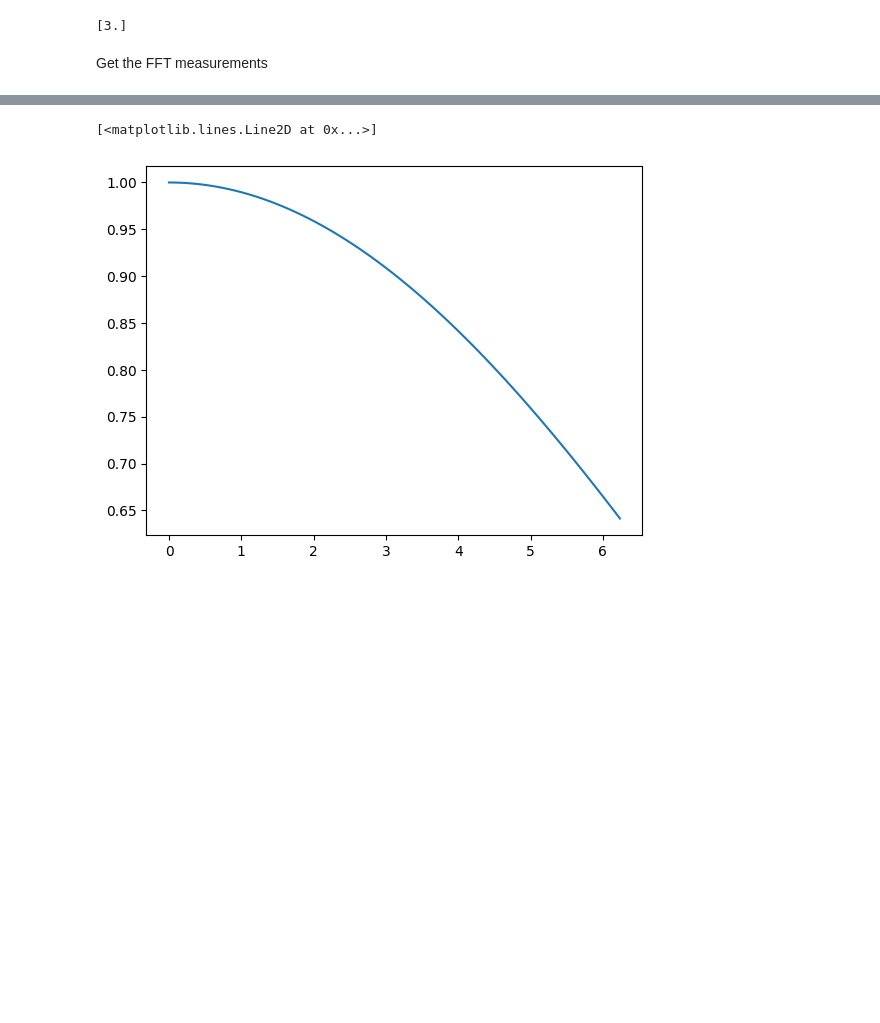
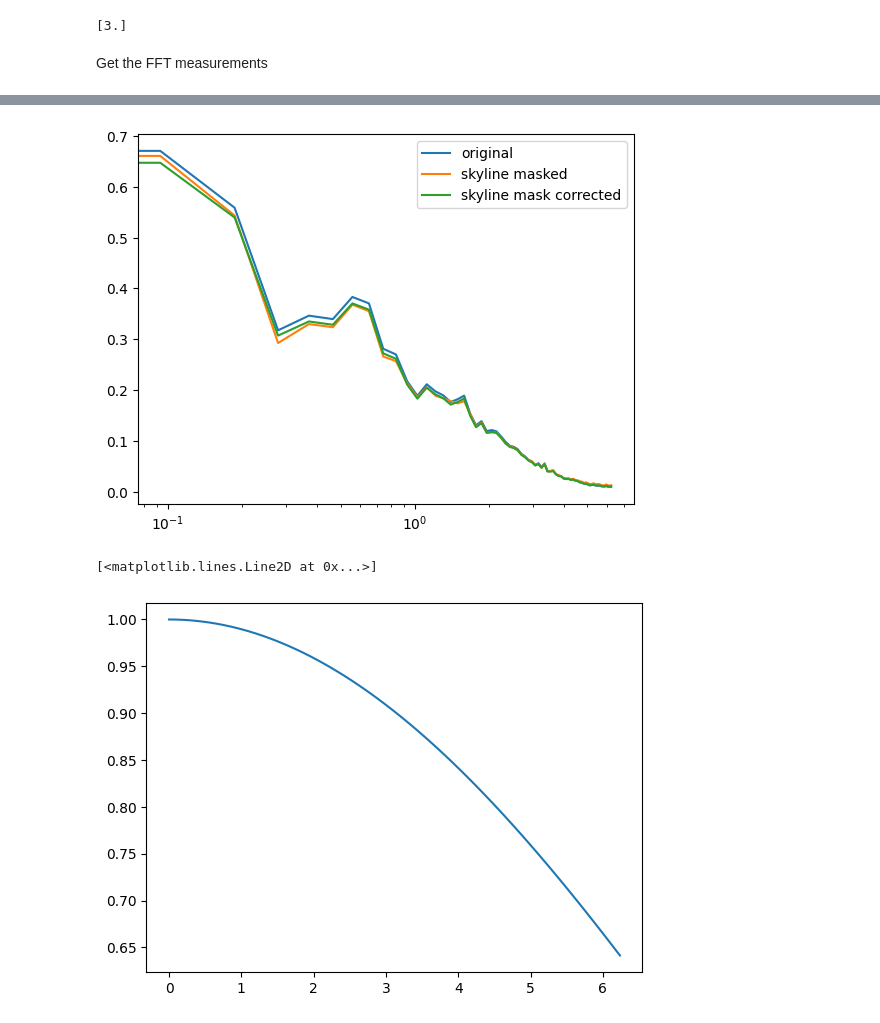
Before and after one commit to marlena6/px-optimal-estimator, a Jupyter notebook: p1d_masking.ipynb, the cells around one changed output, grey strips where cells are left out. Drawn from its saved outputs; the diff is of its cells as text; code cells hidden in the pictures; blank space fills up the shorter version.

Commit message:
added mask calculations

```diff
--- a/p1d_masking.ipynb
+++ b/p1d_masking.ipynb
@@ -134,11 +133,12 @@ delta_flux_skyline_b_grid = np.ma.MaskedArray.copy(delta_flux_b_grid)
 delta_flux_skyline_b_grid[:, :, sky_maskrange] = 0
 nmasked_skyline = skyline_width*nskew
 print("total number of pixels masked in skyline scheme is", nmasked_skyline/Npmasked_total*100, "percent of the total desired")
+skyline_mask = np.ones((nside, nside, Np_b)) # store the mask
+skyline_mask[:, :, sky_maskrange] = 0
 
 # 3: put a DLA-like mask (20 pixels at once) at random positions
 print("Doing DLA masking")
-ndla = nside**2 # 1/2 of skewers in the box will have dlas
-dla_width = 2
+dla_width = 10
 ndla = int(Npmasked_total // dla_width)
 nmasked_dla = 0
 # get all indices
@@ -168,6 +168,9 @@ delta_flux_2skyline_b_grid[:, :, double_sky_maskrange] = 0
 delta_flux_2skyline_b_grid[:, :, double_sky_maskrange+double_skyline_distance] = 0
 nmasked_2skyline = double_skyline_width*2*nskew
 print("number of pixels masked in double-skyline scheme is", nmasked_2skyline/Npmasked_total*100, "percent of the total desired")
+skyline_2mask = np.ones((nside, nside, Np_b)) # store the mask
+skyline_2mask[:, :, double_sky_maskrange] = 0
+skyline_2mask[:, :, double_sky_maskrange+double_skyline_distance] = 0
 # %% [output]
 Doing random masking
 Total number of pixels masked in random scheme is 100.02797444661458 percent of the total desired
@@ -178,5 +181,9 @@ total number of pixels masked in DLA scheme is 100.0 percent of the total desire
 Doing double-skyline masking
 number of pixels masked in double-skyline scheme is 100.0 percent of the total desired
+# %%
+# FFT the masks
+skyline_mask_k = np.fft.rfft(skyline_mask, axis=2) *np.sqrt(pix_spacing_b/Np_b) # I think Andreu's notes don't do the normalizatoin until the end
+skyline_2mask_k = np.fft.rfft(skyline_2mask, axis=2) *np.sqrt(pix_spacing_b/Np_b)
 # %%
 # modify all skewers such that they begin at random locations along the line-of-sight, and wrap around. All should be 1/2 length of box.
 def randomize_skewer_start(skewer_grid):
@@ -443,3 +478,15 @@ pk_randmasked_avg_r = np.ma.mean((delta_flux_randmasked_k_r.__abs__())**2, axis=
 pk_skyline_avg_r = np.ma.mean((delta_flux_skyline_k_r.__abs__())**2, axis=0)
 pk_dla_avg_r = np.ma.mean((delta_flux_dla_k_r.__abs__())**2, axis=0)
 pk_2skyline_avg_r = np.ma.mean((delta_flux_2skyline_k_r.__abs__())**2, axis=0)
+# %%
+Ntest = 5000
+pk_avg_test = np.ma.mean((delta_flux_k[:Ntest].__abs__())**2, axis=0)
+pk_2skyline_test = np.ma.mean((delta_flux_2skyline_k[:Ntest].__abs__())**2, axis=0)
+# apply the mask power to the nonmasked power
+# flatten the fft mask array
+skyline_2mask_k_flat = np.reshape(skyline_2mask_k, (nskew, Nk))[:Ntest] # only do the first corner of the box, 10x10, for testing
+
+skyline2_power_corrected = []
+for m in range(len(pk_avg)): # for each Fourier mode
+    print(m)
+    skyline2_power_corrected.append(mc.calculate_masked_power(m, skyline_2mask_k_flat, pk_avg_test))
@@ -446,3 +511,12 @@ pk_2skyline_avg_r = np.ma.mean((delta_flux_2skyline_k_r.__abs__())**2, axis=0)
+# %%
+plt.plot(kpar_b, pk_avg_test, label='original')
+plt.plot(kpar_b, pk_2skyline_test, label='skyline masked')
+plt.plot(kpar_b, skyline2_power_corrected, label='skyline mask corrected')
+
+plt.legend()
+plt.xscale('log')
+# %% [output]
+[figure, added]
 # %%
 # get the window function for correction
 wk = est.w_k(kpar_b, pix_spacing_b)
```
Also changed, not shown: parts of 10 cells of this notebook, 1 other file.
